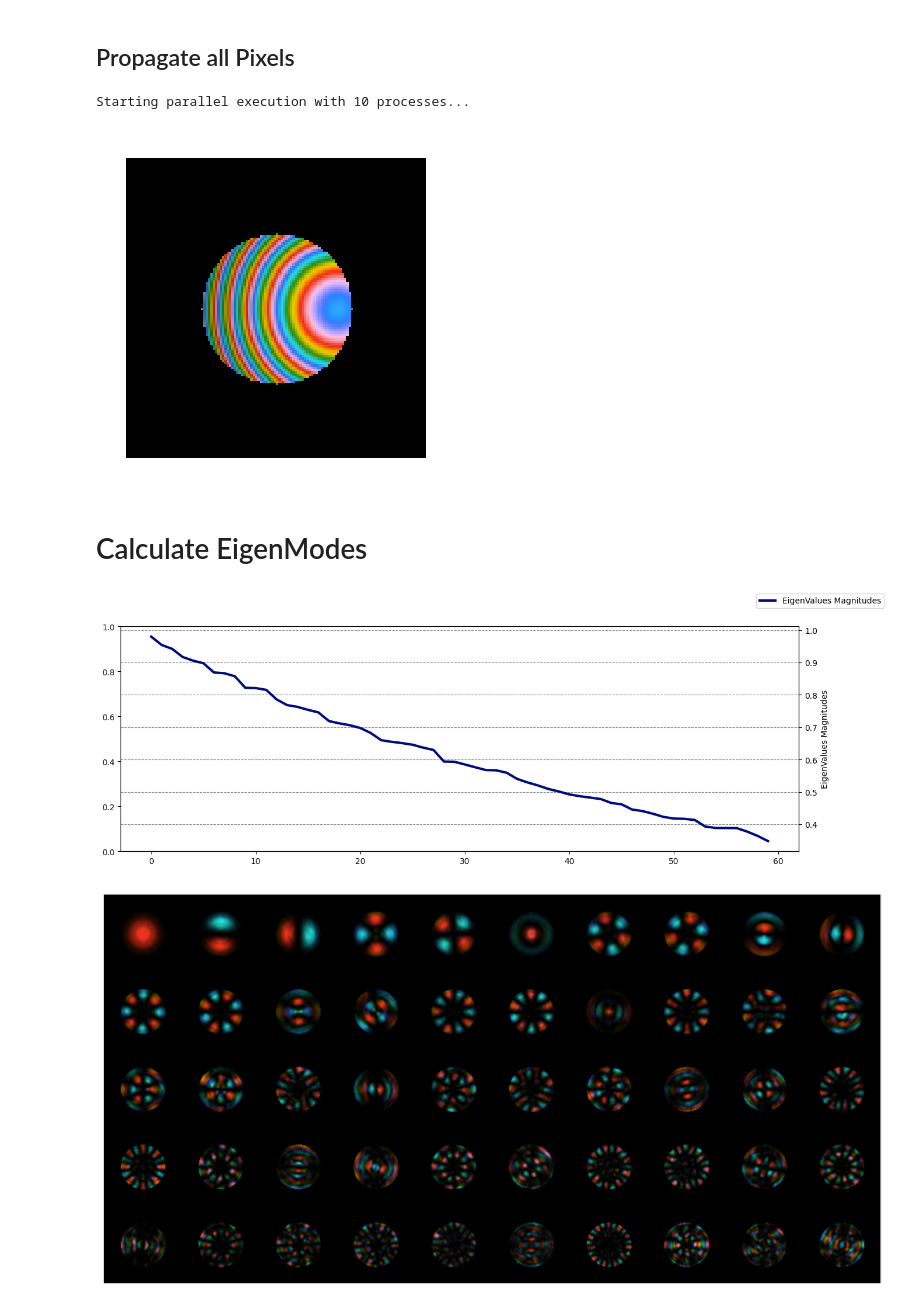
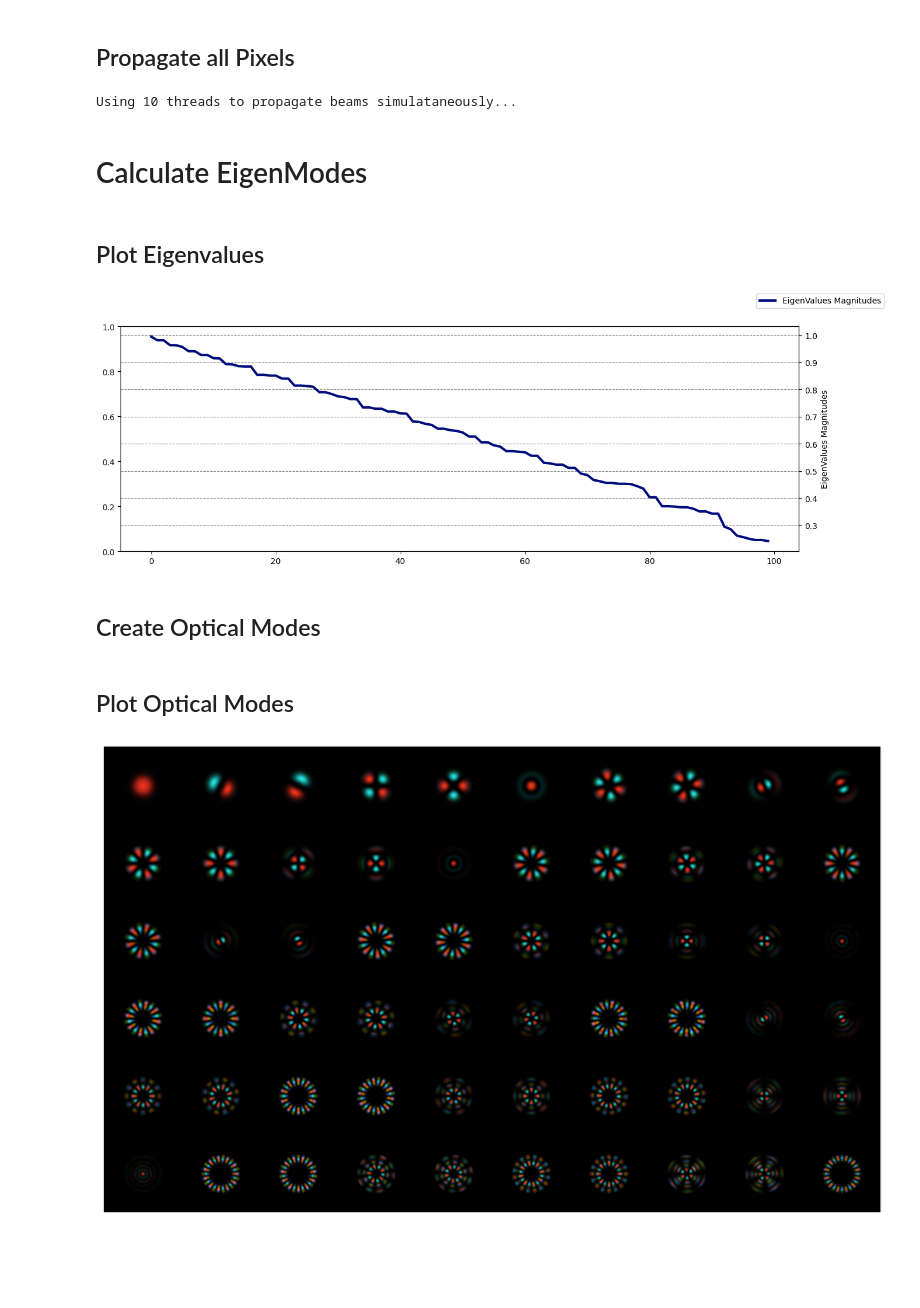
Before and after one commit to LukasScarfe/Eigen, a Jupyter notebook: eigenmodes.ipynb, the cells around one changed output. Cells and saved outputs as stored; diff of their text form; code cells hidden in the pictures; blank space fills up the shorter version.

Commit message:
began to write the tex file, made some figures and fixed up some more errors in the code. This is a golden push

```diff
--- a/eigenmodes.ipynb
+++ b/eigenmodes.ipynb
@@ -400,20 +406,20 @@ def parallelpropagatePixels(FieldIn, N, z,lensSize, abbs):
 # %%
 #Simulation Parameters
 size = 40*cm
-N=128
+N=96
 
-lensSize=size/4
+lensSize=size/4 # Radius
 
 #Beam Parameters
 wavelength = 633*nm
-w0=6.67/2*cm
+w0=6.67/2*cm # Radius
 
 #Propagataion Params
 z=5000*m
 numberOfPhaseScreens=1
 
 #Turbulence Parameters
-Turbulence=0.00000000000011
+Turbulence=0.000005
 r0=size/Turbulence
 abbs=[aotools.turbulence.phasescreen.ft_sh_phase_screen(r0,N,size/N,100,0.001) for i in range(numberOfPhaseScreens)]
 
@@ -446,20 +454,19 @@ plt.show(plotBeam(errorBeams,rows=1,aperature=size/3))
 # %% [markdown]
 ## Propagate all Pixels
 # %%
-FieldsOut,endFields = parallelpropagatePixels(F,N, z,lensSize, abbs)
+FieldsIn,FieldsOut,endFields = parallelpropagatePixels(F,N, z,lensSize, abbs)
 
 assert len(endFields) == N**2
 
-plt.show(plotBeam(FieldsOut[int(N**2//2+np.sqrt(N**2//2))]))
+#plt.show(plotBeam(FieldsOut[int(N**2//2+np.sqrt(N**2//2))]))
 # %% [output]
-Starting parallel execution with 10 processes...
+Using 10 threads to propagate beams simulataneously...
-[figure, removed]
 # %% [markdown]
 # Calculate EigenModes
 # %%
-transferMatrix=endFields.T
-#eigVals,eigVecs=np.linalg.eig(np.matmul(transferMatrix,np.conjugate(transferMatrix.T)))
-eigVals,eigVecs=np.linalg.eig(transferMatrix)
+transferMatrix=endFields
+eigVals,eigVecs=np.linalg.eig(np.matmul(np.conjugate(transferMatrix.T),transferMatrix))
+#eigVals,eigVecs=np.linalg.eig(transferMatrix)
 
 #Get the absolute values and phases of the eigenvalues
 eigMags=abs(eigVals)
@@ -469,6 +476,8 @@ sort_indices = np.argsort(eigMags)[::-1]
 eigMags = eigMags[sort_indices]
 eigVals = eigVals[sort_indices]
 eigVecs = eigVecs[:, sort_indices]
+# %% [markdown]
+## Plot Eigenvalues
 # %%
 # Plot the eigenvalues
 
@@ -481,16 +490,18 @@ ax2.grid(visible=True,which='major',axis='both',color='gray',linestyle='--')
 #ax1.set_ylabel('EigenValues Phases')
 ax2.set_ylabel('EigenValues Magnitudes')
 
-ax2.plot(x[:60],eigMags[:60],label='EigenValues Magnitudes',color=customColoursBGY[0],linewidth=3)
+ax2.plot(x[:100],eigMags[:100],label='EigenValues Magnitudes',color=customColoursBGY[0],linewidth=3)
 
 fig.legend()
 plt.show()
 # %% [output]
-[figure, old version]
+[figure, new version]
+# %% [markdown]
+## Create Optical Modes
 # %%
 #Making Eigenvector optical modes
 F=Begin(size,wavelength,N)
-eigenBeams,propEigenBeams=[],[]
+eigenBeams=[]
 for i in progress(range(100)):
     mode=eigVecs[:,i]
     eigenInt=[abs(val)**2 for val in mode]
@@ -499,8 +510,10 @@ for i in progress(range(100)):
     eigenPhase=np.pad(np.array(eigenPhase).reshape((N,N)),pad_width=int(0), mode='constant', constant_values=0)
     F=SubPhase(SubIntensity(F,eigenInt),eigenPhase)
     eigenBeams.append(F)
+# %% [markdown]
+## Plot Optical Modes
 # %%
-plot=plotBeam(eigenBeams[:50],rows=5,dpi=N*3)
+plot=plotBeam(eigenBeams[:60],rows=6,dpi=N*3)
 plt.show();plt.close()
 # %% [output]
-[figure, old version]
+[figure, new version]
```
Also changed, not shown: parts of 11 cells of this notebook, 16 other files.
